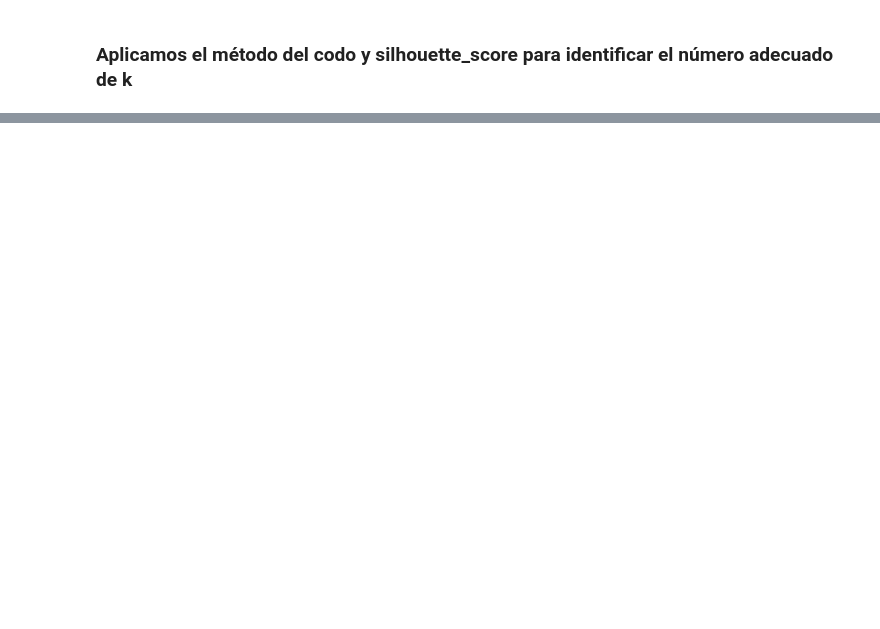
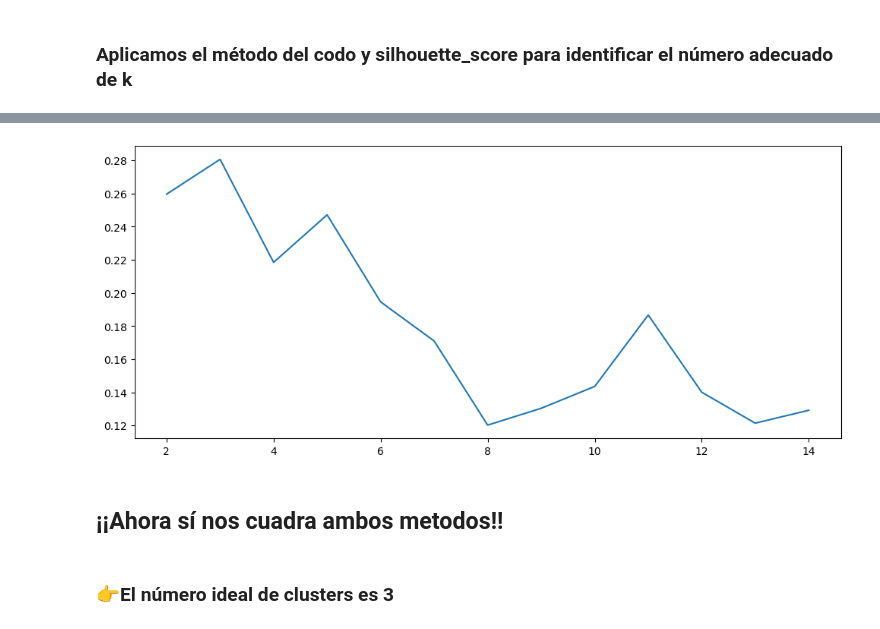
Before and after one commit to AlexCanchari/ML_Wines, a Jupyter notebook: notebooks/02_data_clustering.ipynb, the cells around one changed output, grey strips where cells are left out. Drawn from its saved outputs; the diff is of its cells as text; code cells hidden in the pictures; blank space fills up the shorter version.

```diff
--- a/notebooks/02_data_clustering.ipynb
+++ b/notebooks/02_data_clustering.ipynb
@@ -48,0 +82,18 @@ plt.show()
+# %%
+silhouette_scores= []
+K = range(2,15)
+for k in K:
+    km = KMeans(n_clusters=k)
+    km = km.fit(scaled_data)
+    y = km.predict(scaled_data)
+    silhouette_scores.append(silhouette_score(scaled_data,y))
+plt.figure(figsize=(12,5))
+plt.plot(K,silhouette_scores)
+#plt.xticks(np.arange(min(K), max(K)+1, 1))
+plt.show()
+# %% [output]
+[figure, added]
+# %% [markdown]
+## ¡¡Ahora sí nos cuadra ambos metodos!!
+# %% [markdown]
+### 👉El número ideal de clusters es 3
```
Also changed, not shown: parts of 13 cells of this notebook, 1 other file.
